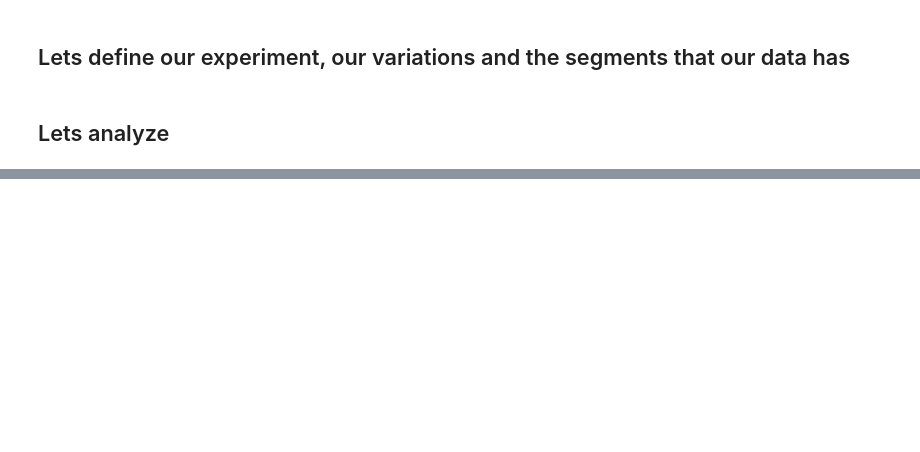
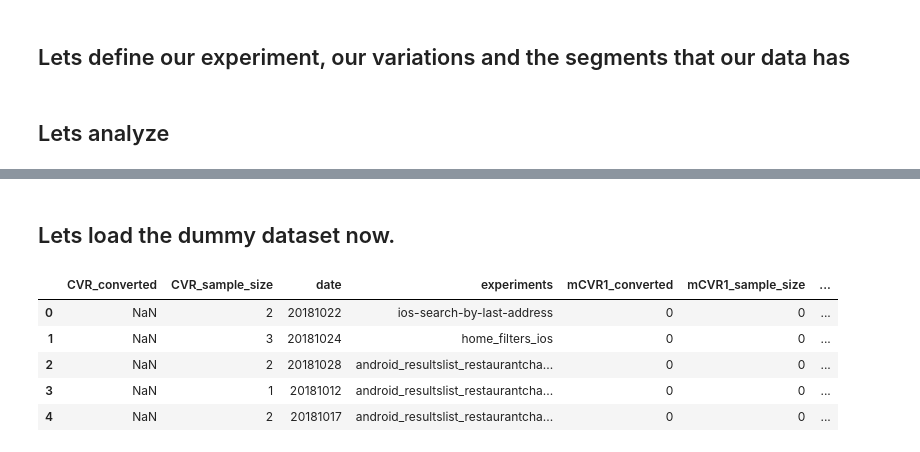
Before and after one commit to YiannisDH/ab_eval, a Jupyter notebook: walkthrought.ipynb, the cells around one changed output, grey strips where cells are left out. Drawn from its saved outputs; the diff is of its cells as text; code cells hidden in the pictures; blank space fills up the shorter version.

```diff
--- a/walkthrought.ipynb
+++ b/walkthrought.ipynb
@@ -60,0 +66,16 @@ exp.analyze(analyze_segments=True)
+# %% [markdown]
+## Lets load the dummy dataset now.
+# %%
+import pandas as pd
+import json
+import simplejson
+df1 = pd.read_json("ab_eval/data/dummy_data.json", lines=True)
+# %%
+df1.head()
+# %% [output]
+|  | CVR_converted | CVR_sample_size | date | experiments | mCVR1_converted | mCVR1_sample_size | ... |
+| 0 | NaN | 2 | 20181022 | ios-search-by-last-address | 0 | 0 | ... |
+| 1 | NaN | 3 | 20181024 | home_filters_ios | 0 | 0 | ... |
+| 2 | NaN | 2 | 20181028 | android_resultslist_restaurantcha... | 0 | 0 | ... |
+| 3 | NaN | 1 | 20181012 | android_resultslist_restaurantcha... | 0 | 0 | ... |
+| 4 | NaN | 2 | 20181017 | android_resultslist_restaurantcha... | 0 | 0 | ... |
```
Also changed, not shown: parts of 10 cells of this notebook.
